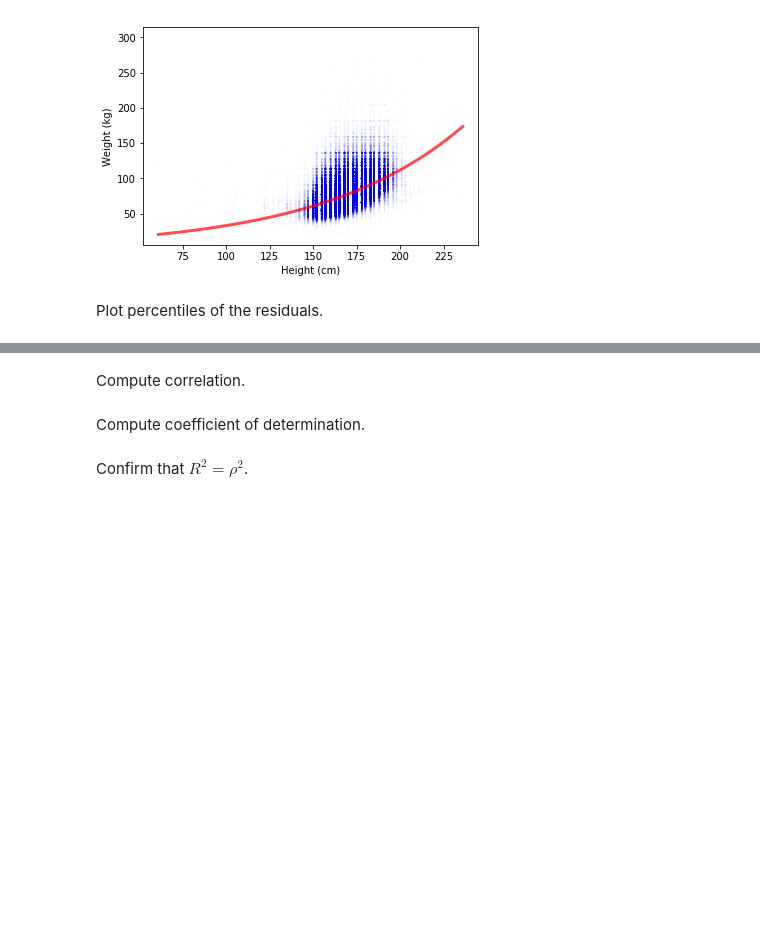
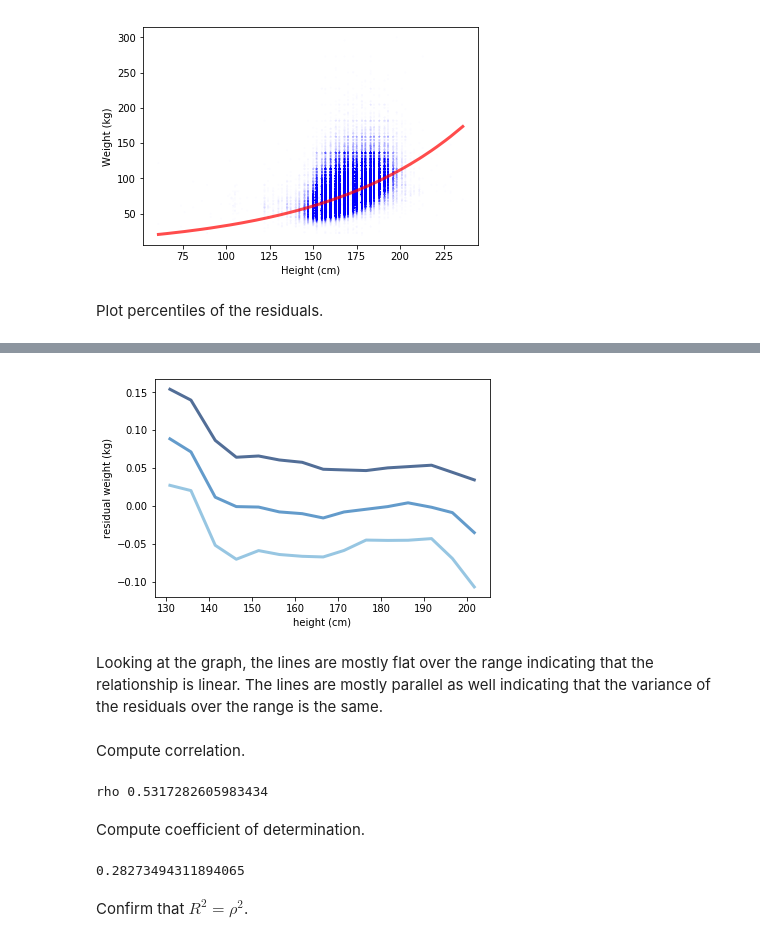
Before and after one commit to rosslogan702/ThinkStats2, a Jupyter notebook: code/chap10ex.ipynb, the cells around one changed output, grey strips where cells are left out. Drawn from its saved outputs; the diff is of its cells as text; code cells hidden in the pictures; blank space fills up the shorter version.

```diff
--- a/code/chap10ex.ipynb
+++ b/code/chap10ex.ipynb
@@ -445,3 +445,5 @@ thinkplot.Config(xlabel='Height (cm)', ylabel='Weight (kg)', legend=False)
 Plot percentiles of the residuals.
 # %%
 # Solution goes here
+residuals = Residuals(heights, log_weights, inter, slope)
+df['residuals'] = residuals
@@ -448,10 +462,35 @@ Plot percentiles of the residuals.
+# %%
+bins = np.arange(130, 210, 5)
+indices = np.digitize(df.htm3, bins)
+groups_heights = df.groupby(indices)
+height_means = [group.htm3.mean() for _, group in groups_heights][1:-1]
+cdfs = [thinkstats2.Cdf(group.residuals) for _, group in groups_heights][1:-1]
+# %%
+thinkplot.PrePlot(3)
+for percent in [75, 50, 25]:
+    ys = [cdf.Percentile(percent) for cdf in cdfs]
+    label = '%dth' % percent
+    thinkplot.Plot(height_means, ys, label=label)
+
+thinkplot.Config(xlabel='height (cm)', ylabel='residual weight (kg)', legend=False)
+# %% [output]
+[figure, added]
+# %% [markdown]
+Looking at the graph, the lines are mostly flat over the range indicating that the relationship is linear. The lines are mostly parallel as well indicating that the variance of the residuals over the range is the same.
 # %% [markdown]
 Compute correlation.
 # %%
 # Solution goes here
+print('rho', thinkstats2.Corr(heights, log_weights))
+# %% [output]
+rho 0.5317282605983434
 # %% [markdown]
 Compute coefficient of determination.
 # %%
 # Solution goes here
+r2 = CoefDetermination(log_weights, residuals)
+r2
+# %% [output]
+0.28273494311894065
 # %% [markdown]
 Confirm that $R^2 = \rho^2$.
```
Also changed, not shown: parts of 23 cells of this notebook.
